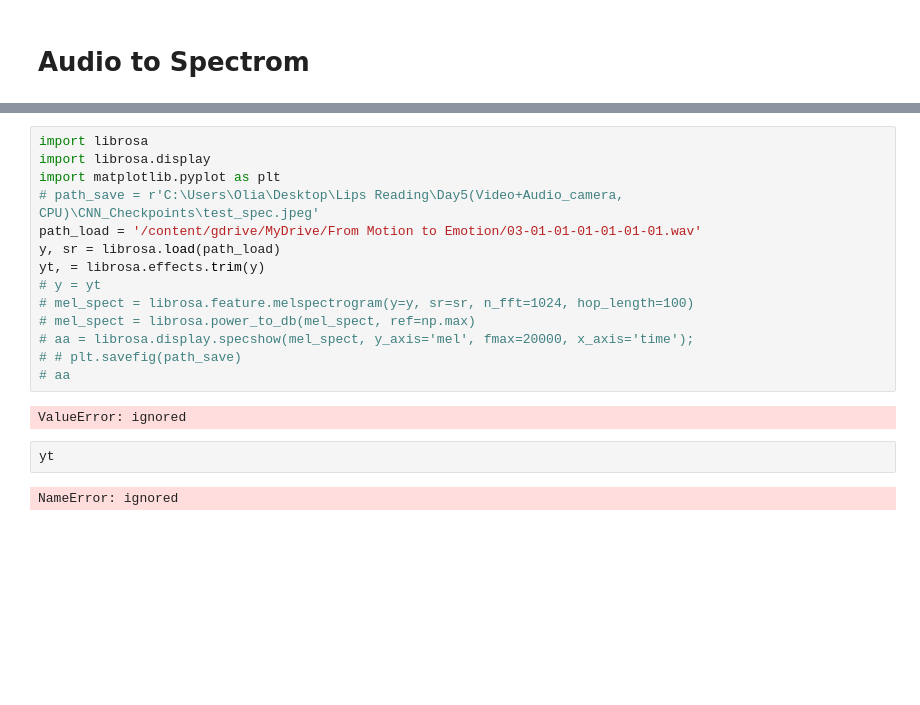
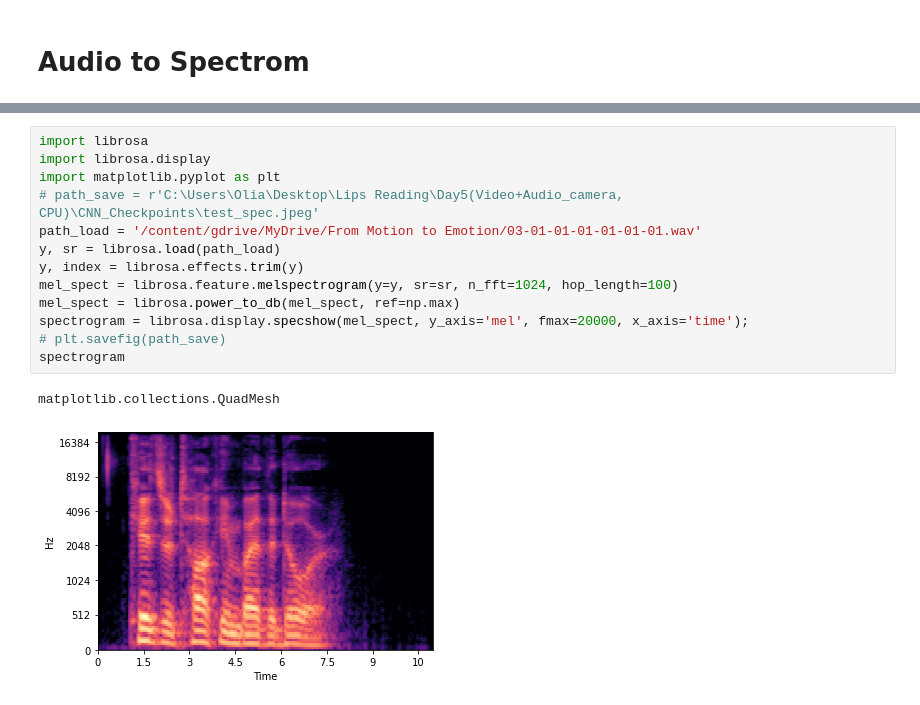
Before and after one commit to shinc88/From-motion-to-emotion, a Jupyter notebook: Justin/Application.ipynb, the cells around one changed output, grey strips where cells are left out. Drawn from its saved outputs; the diff is of its cells as text; blank space fills up the shorter version.

```diff
--- a/Justin/Application.ipynb
+++ b/Justin/Application.ipynb
@@ -672,20 +763,16 @@ Requirement already satisfied: zipp>=0.5 in /usr/local/lib/python3.8/dist-packag
 # %%
 import librosa
 import librosa.display
 import matplotlib.pyplot as plt
 # path_save = r'C:\Users\Olia\Desktop\Lips Reading\Day5(Video+Audio_camera, CPU)\CNN_Checkpoints\test_spec.jpeg'
 path_load = '/content/gdrive/MyDrive/From Motion to Emotion/03-01-01-01-01-01-01.wav'
 y, sr = librosa.load(path_load)
-yt, = librosa.effects.trim(y)
-# y = yt
-# mel_spect = librosa.feature.melspectrogram(y=y, sr=sr, n_fft=1024, hop_length=100)
-# mel_spect = librosa.power_to_db(mel_spect, ref=np.max)
-# aa = librosa.display.specshow(mel_spect, y_axis='mel', fmax=20000, x_axis='time');
-# # plt.savefig(path_save)
-# aa
+y, index = librosa.effects.trim(y)
+mel_spect = librosa.feature.melspectrogram(y=y, sr=sr, n_fft=1024, hop_length=100)
+mel_spect = librosa.power_to_db(mel_spect, ref=np.max)
+spectrogram = librosa.display.specshow(mel_spect, y_axis='mel', fmax=20000, x_axis='time');
+# plt.savefig(path_save)
+spectrogram
 # %% [output]
-ValueError: ignored
+matplotlib.collections.QuadMesh
+[figure, added]
-# %%
-yt
-# %% [output]
-NameError: ignored
```
Also changed, not shown: parts of 23 cells of this notebook.
